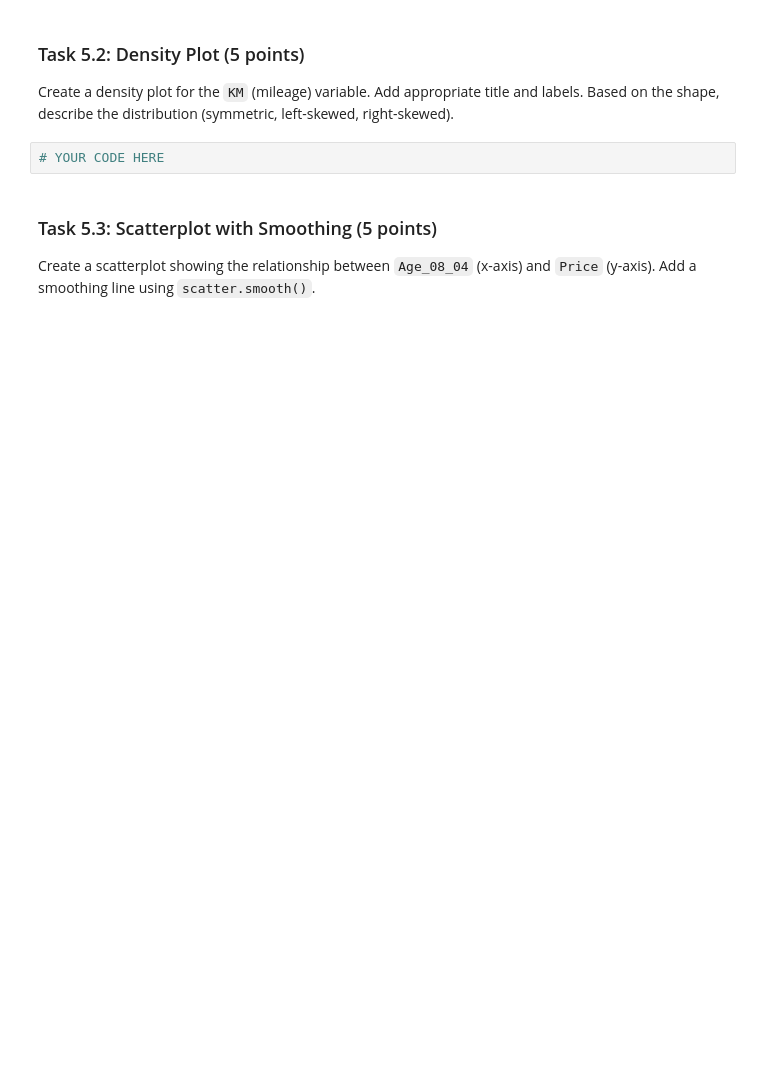
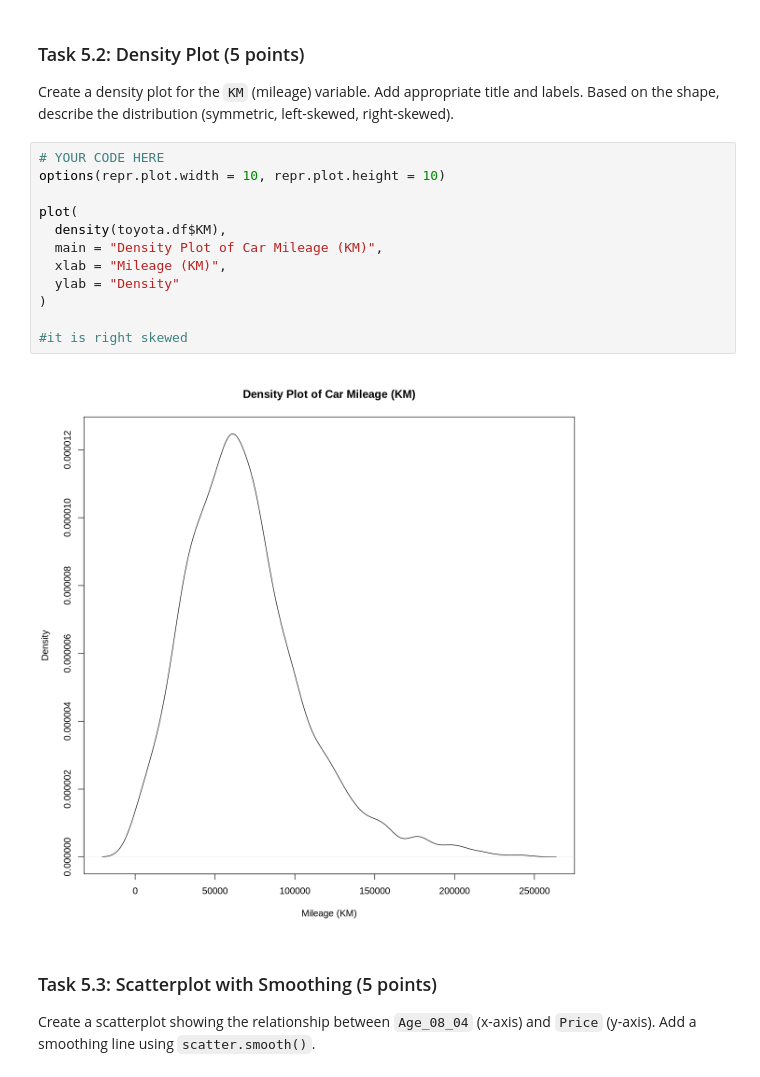
Before and after one commit to nick3616238/musical-potato, a Jupyter notebook: assignment/Homework/Gest_Nicholas_12345678_Exercise1.ipynb, the cells around one changed output. Drawn from its saved outputs; the diff is of its cells as text; blank space fills up the shorter version.

```diff
--- a/assignment/Homework/Gest_Nicholas_12345678_Exercise1.ipynb
+++ b/assignment/Homework/Gest_Nicholas_12345678_Exercise1.ipynb
@@ -376,6 +568,18 @@ Create a boxplot for the `Price` variable. Add a meaningful title and axis label
 Create a density plot for the `KM` (mileage) variable. Add appropriate title and labels. Based on the shape, describe the distribution (symmetric, left-skewed, right-skewed).
 # %%
 # YOUR CODE HERE
+options(repr.plot.width = 10, repr.plot.height = 10)
+
+plot(
+  density(toyota.df$KM),
+  main = "Density Plot of Car Mileage (KM)",
+  xlab = "Mileage (KM)",
+  ylab = "Density"
+)
+
+#it is right skewed
+# %% [output]
+[figure, added]
 # %% [markdown]
 ### Task 5.3: Scatterplot with Smoothing (5 points)
 
```
Also changed, not shown: parts of 28 cells of this notebook.
